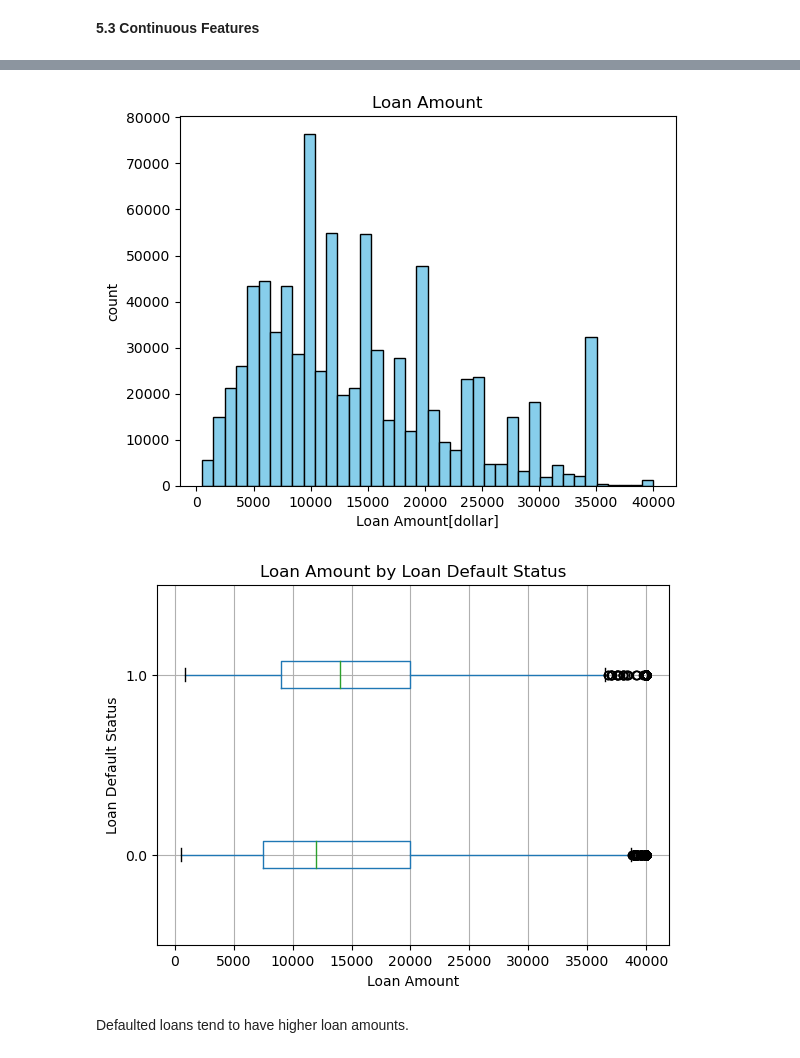
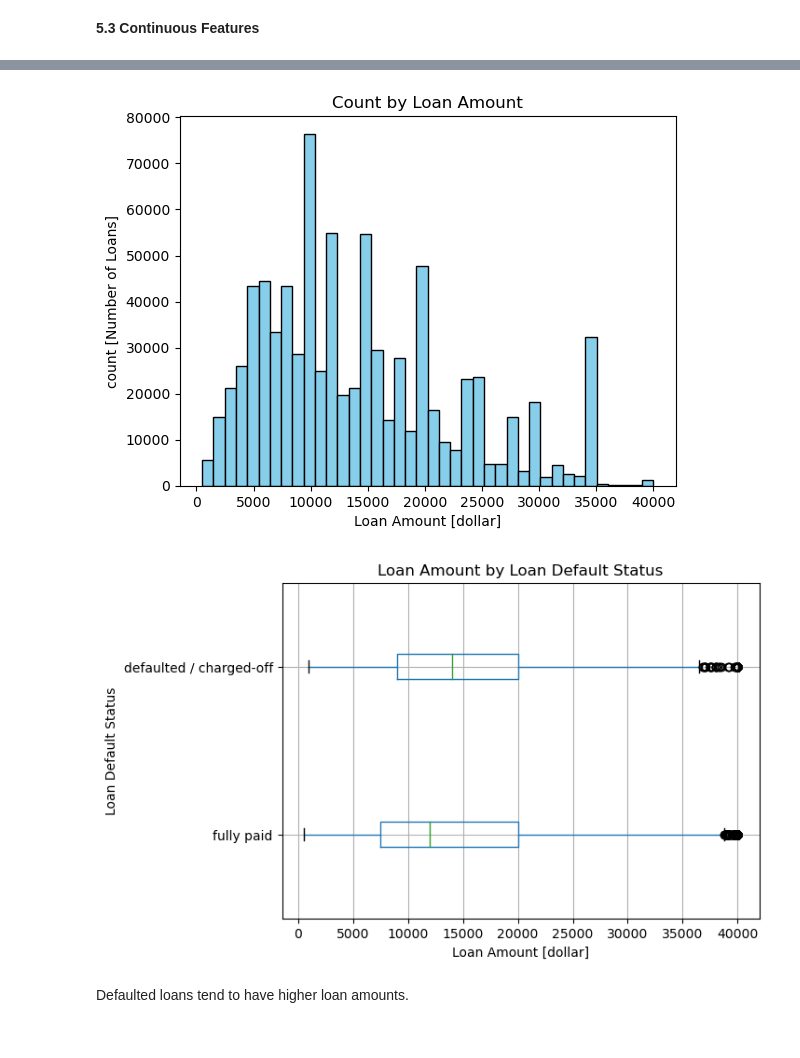
Before and after one commit to yxing12/data1030-load-default-prob, a Jupyter notebook: loan_default_prob.ipynb, the cells around one changed output, grey strips where cells are left out. Drawn from its saved outputs; the diff is of its cells as text; code cells hidden in the pictures.

```diff
--- a/loan_default_prob.ipynb
+++ b/loan_default_prob.ipynb
@@ -759,21 +762,22 @@ df[continuous_cols].describe()
 # %%
 # loan amount
 
 plt.hist(df['loan_amnt'],bins = 40,color='skyblue', edgecolor='black')
-plt.title('Loan Amount')
-plt.xlabel('Loan Amount[dollar]')
-plt.ylabel('count')
+plt.title('Count by Loan Amount')
+plt.xlabel('Loan Amount [dollar]')
+plt.ylabel('count [Number of Loans]')
 plt.show()
 
 df[['loan_amnt','defaulted']].boxplot(by='defaulted', vert=False)
-plt.xlabel('Loan Amount')
+plt.xlabel('Loan Amount [dollar]')
 plt.ylabel('Loan Default Status')
+plt.yticks([1,2],['fully paid','defaulted / charged-off'])
 plt.title('Loan Amount by Loan Default Status')
 plt.suptitle('')
 plt.show()
 # %% [output]
-[figure, old version]
+[figure, new version]
-[figure, old version]
+[figure, new version]
 # %% [markdown]
 Defaulted loans tend to have higher loan amounts.
 # %%
```
Also changed, not shown: parts of 14 cells of this notebook.
